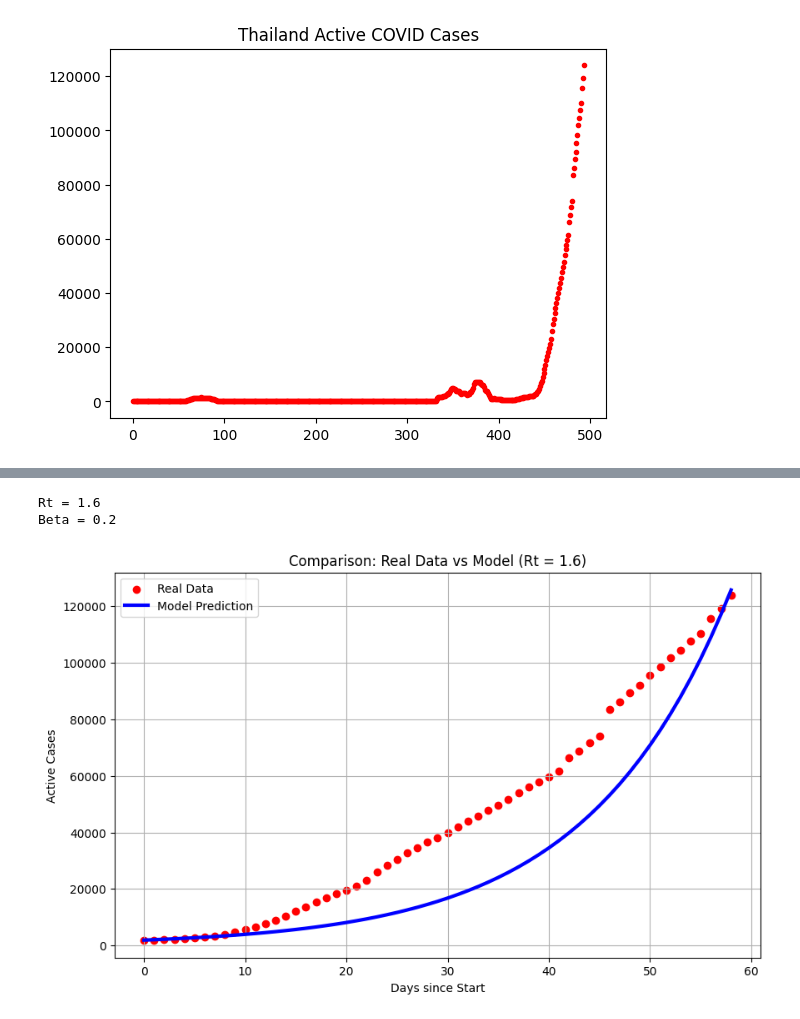
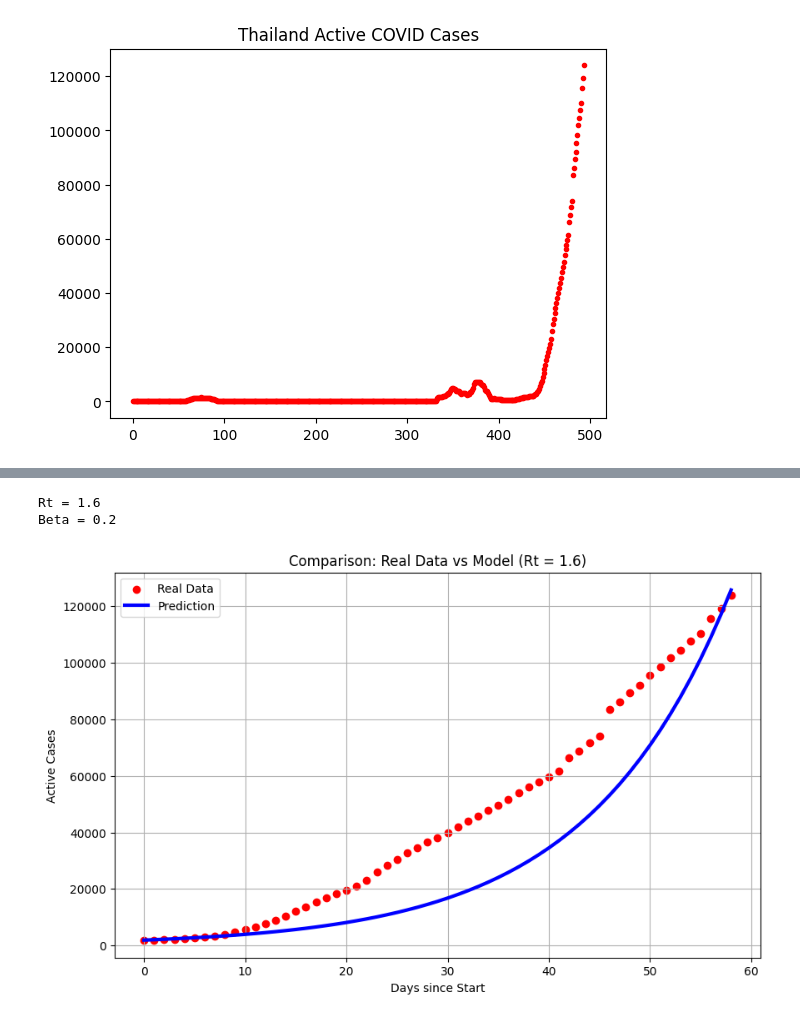
Before and after one commit to CREAM91/Numerical-Project, a Jupyter notebook: Project.ipynb, the cells around one changed output, grey strips where cells are left out. Cells and saved outputs as stored; diff of their text form; code cells hidden in the pictures.

```diff
--- a/Project.ipynb
+++ b/Project.ipynb
@@ -68,32 +104,32 @@ for test_beta in possible_betas:
         real_val = real_active[i] # sick people start from day 0 (Red dot)
         pred_val = current_prediction[i] # check for the new covid people (Blue line)
         diff = real_val - pred_val # find the mistake between real data and prediction data
         total_error = total_error + (diff * diff) # square the mistake to make it positive , compute the total mistake
 
     # SSE
     if total_error < lowest_error: # Find the least error
         lowest_error = total_error # update the lowest one
         best_beta = test_beta # save the best beta (value)
         best_prediction = current_prediction # save the best prediction graph (Blue line)
 
 Rt = best_beta / gamma
 simple_Rt = round(Rt, 2)
 simple_beta = round(best_beta, 2)
 
 print("Rt =", simple_Rt)
 print("Beta =", simple_beta)
 
 plt.figure(figsize=(10,6))
 plt.scatter(days, real_active, color='red', label='Real Data')
-plt.plot(days, best_prediction, color='blue', linewidth=3, label='Model Prediction')
+plt.plot(days, best_prediction, color='blue', linewidth=3, label='Prediction')
 
 plt.title("Comparison: Real Data vs Model (Rt = " + str(simple_Rt) + ")")
 plt.xlabel("Days since Start")
 plt.ylabel("Active Cases")
 plt.legend()
 plt.grid(True)
 plt.show()
 # %% [output]
 Rt = 1.6
 Beta = 0.2
-[figure, old version]
+[figure, new version]
```
Also changed, not shown: parts of 15 cells of this notebook.
